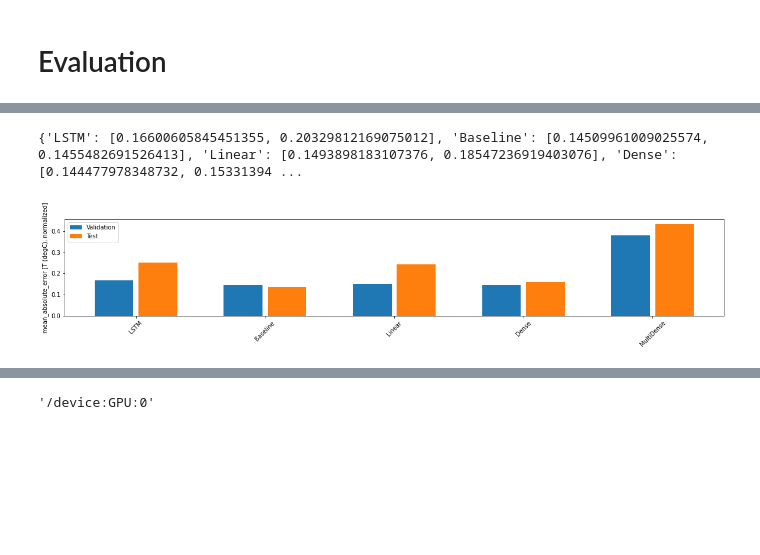
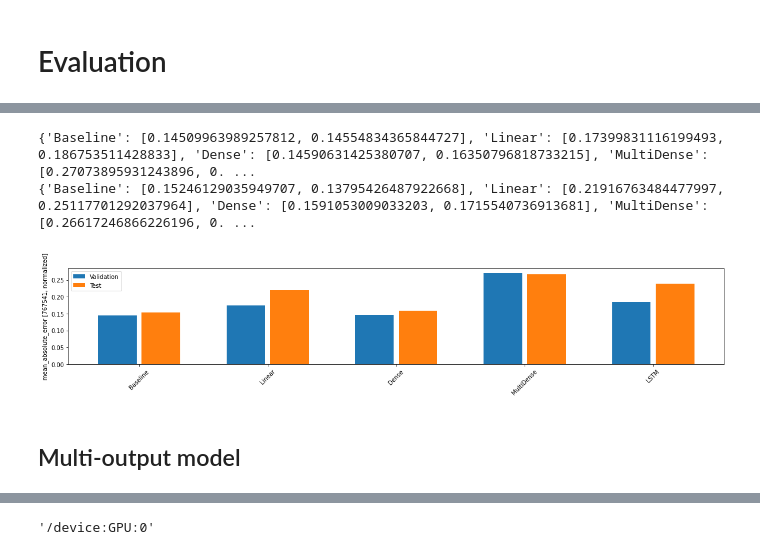
Before and after one commit to trdvangraft/trafficForcasting, a Jupyter notebook: stGcnn.ipynb, the cells around one changed output, grey strips where cells are left out. Cells and saved outputs as stored; diff of their text form; code cells hidden in the pictures; blank space fills up the shorter version.

Commit message:
add multi step models

```diff
--- a/stGcnn.ipynb
+++ b/stGcnn.ipynb
@@ -12,7 +12,7 @@ import matplotlib.pyplot as plt
 %matplotlib inline
 # %%
 print(pd.__version__)
-plt.rcParams["figure.figsize"] = (20,3)
+plt.rcParams["figure.figsize"] = (20,16)
 # %% [output]
 1.4.1
 # %% [markdown]
@@ -167,13 +187,16 @@ val_metr_df = (val_metr_df - train_metr_mean) / train_metr_std
 test_metr_df = (test_metr_df - train_metr_mean) / train_metr_std
 # %%
 single_step_window = WindowGenerator(
-    input_width=1, label_width=1, shift=1,
+    input_width=1,
+    label_width=1,
+    shift=1,
     label_columns=['767541'], train_df=train_metr_df, val_df=val_metr_df, test_df=test_metr_df)
 
 wide_window = WindowGenerator(
-    input_width=24, label_width=24, shift=1,
+    input_width=288,
+    label_width=288,
+    shift=1,
     label_columns=['767541'], train_df=train_metr_df, val_df=val_metr_df, test_df=test_metr_df)
-
 
 conv_window = WindowGenerator(
     input_width=CONV_WIDTH,
@@ -188,3 +211,22 @@ wide_conv_window = WindowGenerator(
     shift=1,
     label_columns=['767541'],
     train_df=train_metr_df, val_df=val_metr_df, test_df=test_metr_df)
+
+single_step_window_multi_output = WindowGenerator(
+    # `WindowGenerator` returns all features as labels if you
+    # don't set the `label_columns` argument.
+    input_width=1,
+    label_width=1,
+    shift=1,
+    train_df=train_metr_df, val_df=val_metr_df, test_df=test_metr_df)
+
+wide_window_multi_output = WindowGenerator(
+    input_width=288,
+    label_width=288,
+    shift=1,
+    train_df=train_metr_df, val_df=val_metr_df, test_df=test_metr_df)
+
+multi_window = WindowGenerator(input_width=288,
+                               label_width=OUT_STEPS,
+                               shift=OUT_STEPS,
+                               train_df=train_metr_df, val_df=val_metr_df, test_df=test_metr_df)
@@ -230,8 +314,9 @@ nx.draw_kamada_kawai(G)
 MAX_EPOCHS = 20
 
 class MyModel(tf.keras.Model):
-    def __init__(self):
+    def __init__(self, num_features=1):
         super().__init__()
+        self.num_features=num_features
 
     def compile_and_fit(self, model, window, patience=2):
         early_stopping = tf.keras.callbacks.EarlyStopping(monitor='val_loss',
@@ -248,8 +333,8 @@ class MyModel(tf.keras.Model):
         return history
 # %%
 class Baseline(MyModel):
-    def __init__(self, label_index=None):
-        super().__init__()
+    def __init__(self, label_index=None, num_features=1):
+        super().__init__(num_features=num_features)
         self.label_index = label_index
 
     def call(self, inputs):
@@ -431,17 +548,21 @@ Epoch 3/20
 # %%
 x = np.arange(len(performance))
 width = 0.3
 metric_name = 'mean_absolute_error'
 print(val_performance)
+print(performance)
 val_mae = [v[0] for v in val_performance.values()]
-test_mae = [v[1] for v in performance.values()]
+test_mae = [v[0] for v in performance.values()]
 
-plt.ylabel('mean_absolute_error [T (degC), normalized]')
+plt.ylabel('mean_absolute_error [767541, normalized]')
 plt.bar(x - 0.17, val_mae, width, label='Validation')
 plt.bar(x + 0.17, test_mae, width, label='Test')
 plt.xticks(ticks=x, labels=performance.keys(),
            rotation=45)
 _ = plt.legend()
 # %% [output]
-{'LSTM': [0.16600605845451355, 0.20329812169075012], 'Baseline': [0.14509961009025574, 0.1455482691526413], 'Linear': [0.1493898183107376, 0.18547236919403076], 'Dense': [0.144477978348732, 0.15331394 ...
+{'Baseline': [0.14509963989257812, 0.14554834365844727], 'Linear': [0.17399831116199493, 0.186753511428833], 'Dense': [0.14590631425380707, 0.16350796818733215], 'MultiDense': [0.27073895931243896, 0. ...
+{'Baseline': [0.15246129035949707, 0.13795426487922668], 'Linear': [0.21916763484477997, 0.25117701292037964], 'Dense': [0.1591053009033203, 0.1715540736913681], 'MultiDense': [0.26617246866226196, 0. ...
-[figure, old version]
+[figure, new version]
+# %% [markdown]
+## Multi-output model
```
Also changed, not shown: parts of 35 cells of this notebook.
